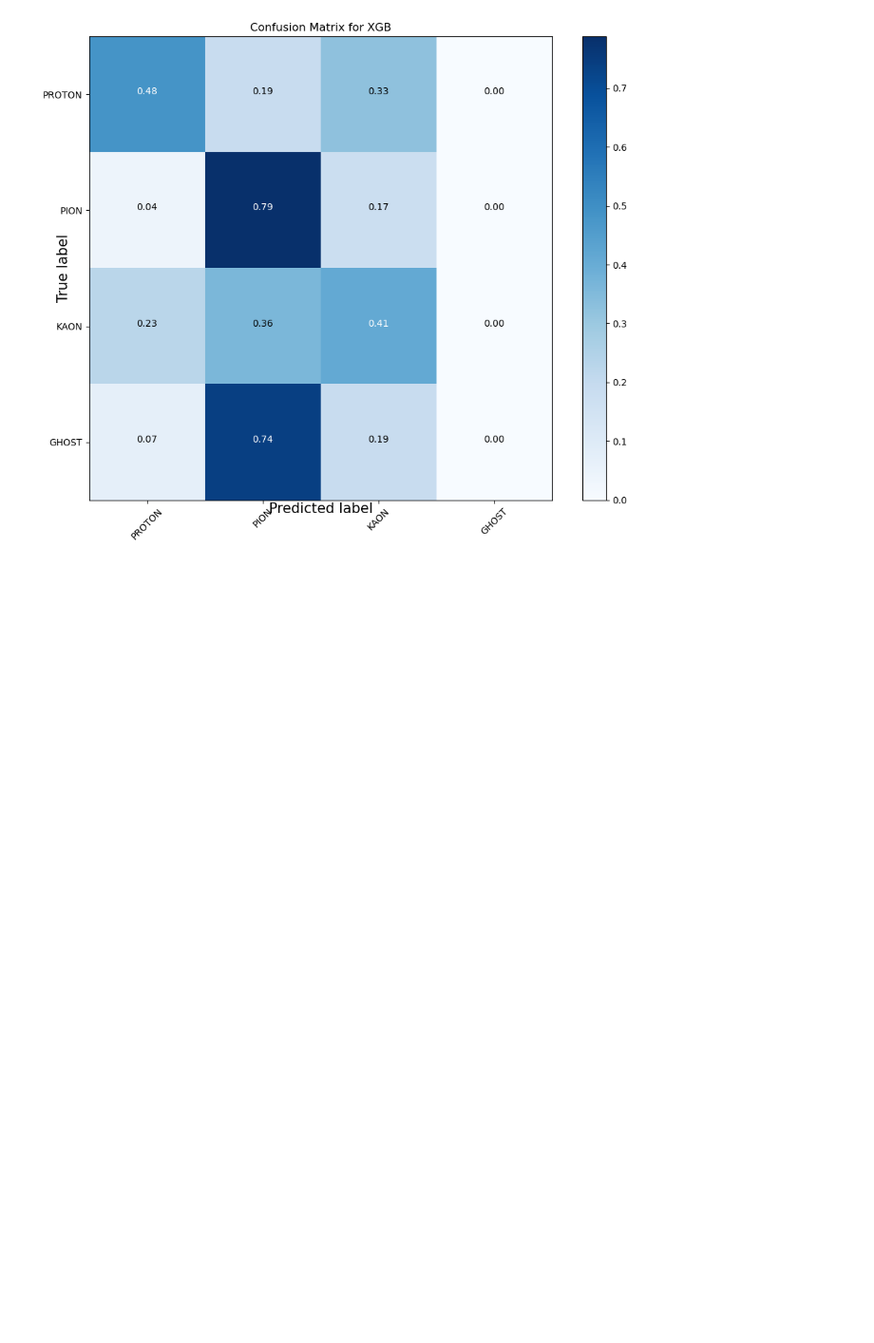
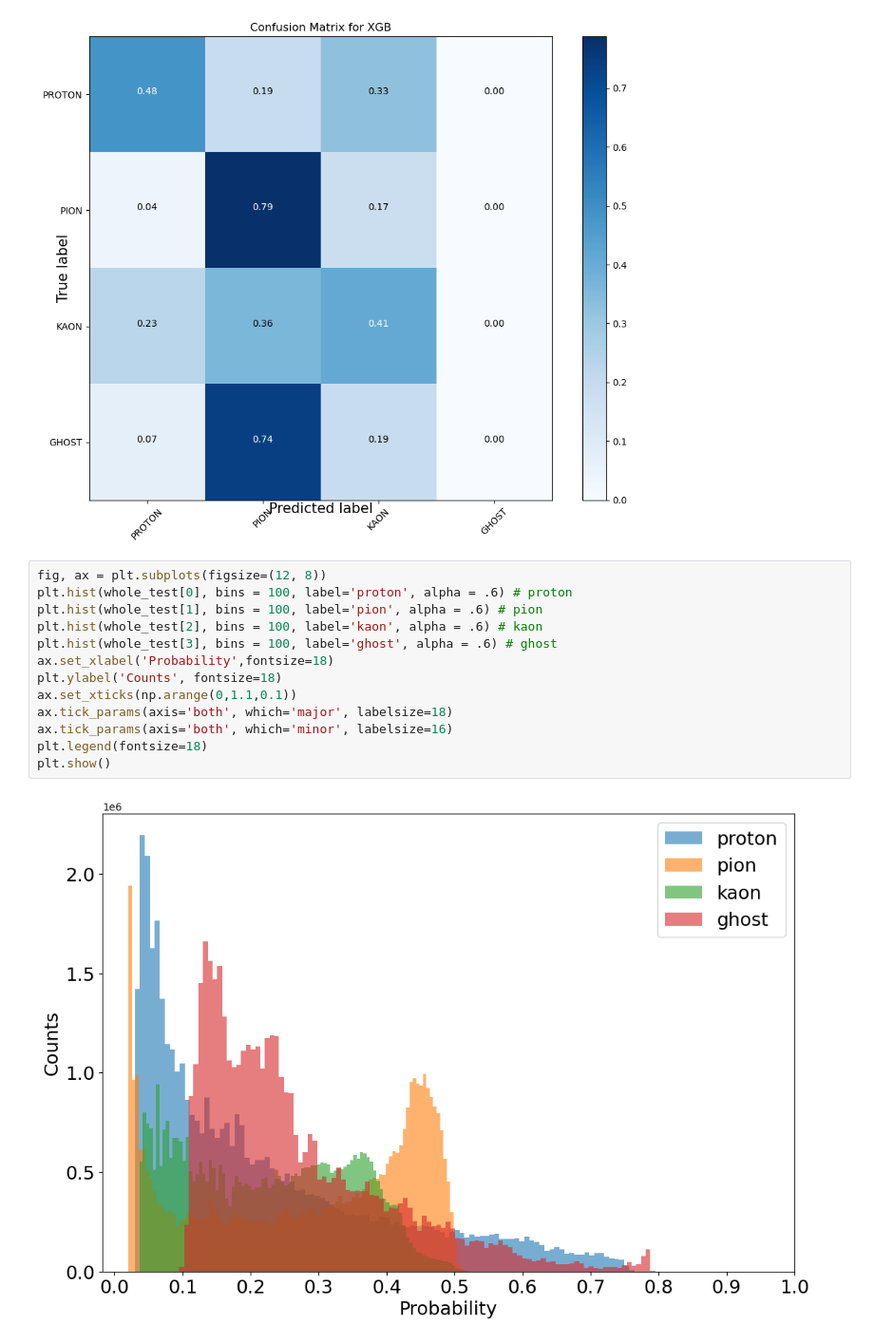
Before and after one commit to julnow/inz, a Jupyter notebook: jupyter/ml_xgb_12agev-chi2geo.ipynb, the cells around one changed output. Shown at 95% size. Saved outputs shown, nothing was run; the diff lists cells and outputs as text; blank space fills up the shorter version.

```diff
--- a/jupyter/ml_xgb_12agev-chi2geo.ipynb
+++ b/jupyter/ml_xgb_12agev-chi2geo.ipynb
@@ -364,3 +386,18 @@ Normalized confusion matrix
  [0.23 0.36 0.41 0.  ]
  [0.07 0.74 0.19 0.  ]]
 [figure]
+# %%
+fig, ax = plt.subplots(figsize=(12, 8))
+plt.hist(whole_test[0], bins = 100, label='proton', alpha = .6) # proton
+plt.hist(whole_test[1], bins = 100, label='pion', alpha = .6) # pion
+plt.hist(whole_test[2], bins = 100, label='kaon', alpha = .6) # kaon
+plt.hist(whole_test[3], bins = 100, label='ghost', alpha = .6) # ghost
+ax.set_xlabel('Probability',fontsize=18)
+plt.ylabel('Counts', fontsize=18)
+ax.set_xticks(np.arange(0,1.1,0.1))
+ax.tick_params(axis='both', which='major', labelsize=18)
+ax.tick_params(axis='both', which='minor', labelsize=16)
+plt.legend(fontsize=18)
+plt.show()
+# %% [output]
+[figure, added]
```
Also changed, not shown: parts of 2 cells of this notebook.
